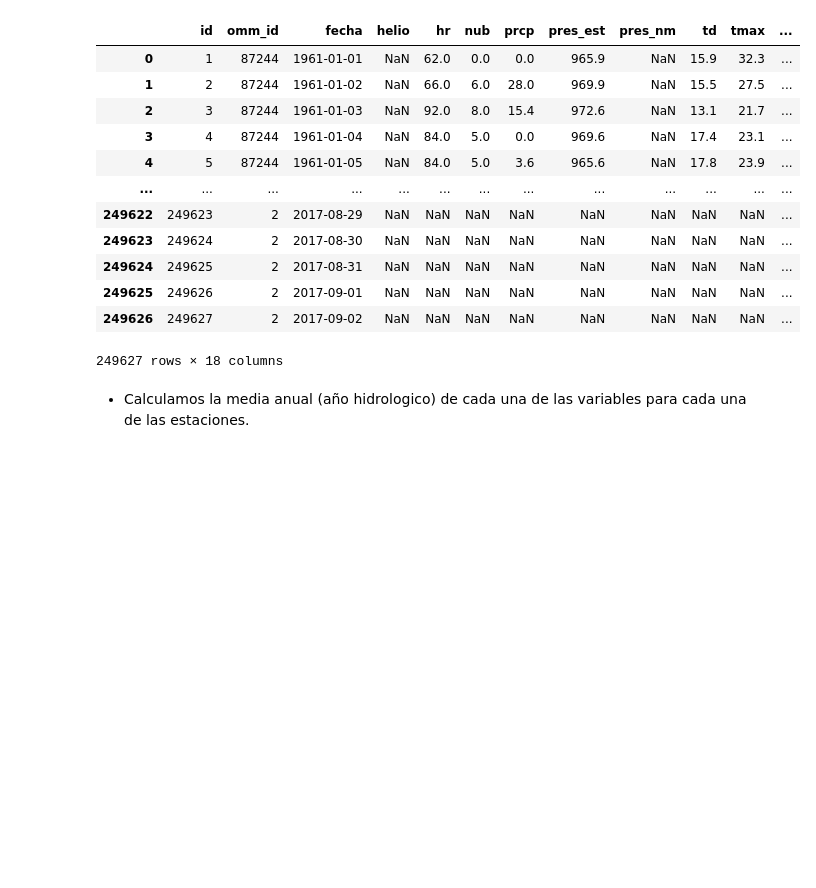
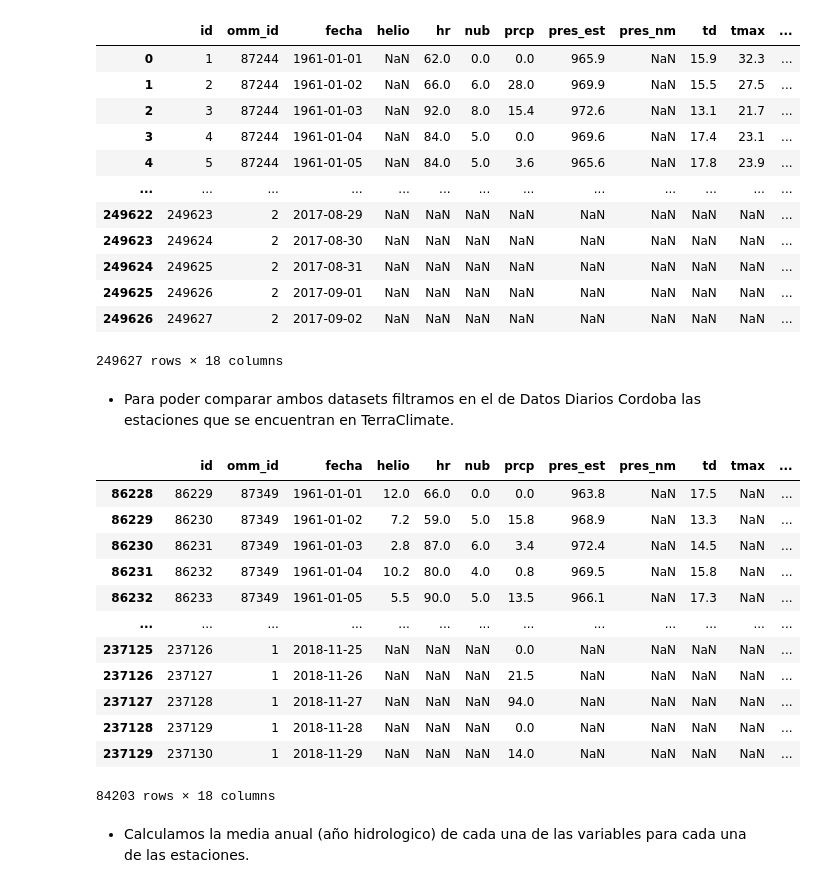
Before and after one commit to serantux/M_Predi_Lluvias_Extremas_10, a Jupyter notebook: TP2_Balbuena_Serrantes_Fonnegra_Velazquez.ipynb, the cells around one changed output. Saved outputs shown, nothing was run; the diff lists cells and outputs as text; code cells hidden in the pictures; blank space fills up the shorter version.

```diff
--- a/TP2_Balbuena_Serrantes_Fonnegra_Velazquez.ipynb
+++ b/TP2_Balbuena_Serrantes_Fonnegra_Velazquez.ipynb
@@ -564,6 +564,25 @@ datos_dcor
 | 249625 | 249626 | 2 | 2017-09-01 | NaN | NaN | NaN | NaN | NaN | NaN | NaN | NaN | ... |
 | 249626 | 249627 | 2 | 2017-09-02 | NaN | NaN | NaN | NaN | NaN | NaN | NaN | NaN | ... |
 249627 rows × 18 columns
+# %% [markdown]
+* Para poder comparar ambos datasets filtramos en el de Datos Diarios Cordoba las estaciones que se encuentran en TerraClimate.
+# %%
+datos_dcor_filtered = datos_dcor.query('omm_id == 1|omm_id == 87349|omm_id==87453|omm_id==87466')
+datos_dcor_filtered
+# %% [output]
+|  | id | omm_id | fecha | helio | hr | nub | prcp | pres_est | pres_nm | td | tmax | ... |
+| 86228 | 86229 | 87349 | 1961-01-01 | 12.0 | 66.0 | 0.0 | 0.0 | 963.8 | NaN | 17.5 | NaN | ... |
+| 86229 | 86230 | 87349 | 1961-01-02 | 7.2 | 59.0 | 5.0 | 15.8 | 968.9 | NaN | 13.3 | NaN | ... |
+| 86230 | 86231 | 87349 | 1961-01-03 | 2.8 | 87.0 | 6.0 | 3.4 | 972.4 | NaN | 14.5 | NaN | ... |
+| 86231 | 86232 | 87349 | 1961-01-04 | 10.2 | 80.0 | 4.0 | 0.8 | 969.5 | NaN | 15.8 | NaN | ... |
+| 86232 | 86233 | 87349 | 1961-01-05 | 5.5 | 90.0 | 5.0 | 13.5 | 966.1 | NaN | 17.3 | NaN | ... |
+| ... | ... | ... | ... | ... | ... | ... | ... | ... | ... | ... | ... | ... |
+| 237125 | 237126 | 1 | 2018-11-25 | NaN | NaN | NaN | 0.0 | NaN | NaN | NaN | NaN | ... |
+| 237126 | 237127 | 1 | 2018-11-26 | NaN | NaN | NaN | 21.5 | NaN | NaN | NaN | NaN | ... |
+| 237127 | 237128 | 1 | 2018-11-27 | NaN | NaN | NaN | 94.0 | NaN | NaN | NaN | NaN | ... |
+| 237128 | 237129 | 1 | 2018-11-28 | NaN | NaN | NaN | 0.0 | NaN | NaN | NaN | NaN | ... |
+| 237129 | 237130 | 1 | 2018-11-29 | NaN | NaN | NaN | 14.0 | NaN | NaN | NaN | NaN | ... |
+84203 rows × 18 columns
 # %% [markdown]
 * Calculamos la media anual (año hidrologico) de cada una de las variables para cada una de las estaciones.
 # %%
```
Also changed, not shown: parts of 4 cells of this notebook.
